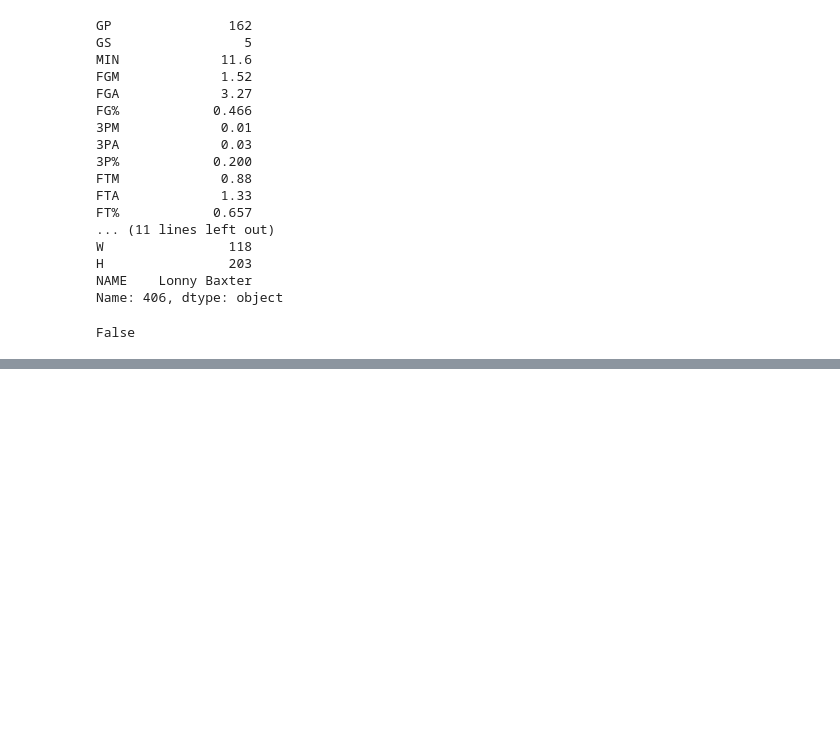
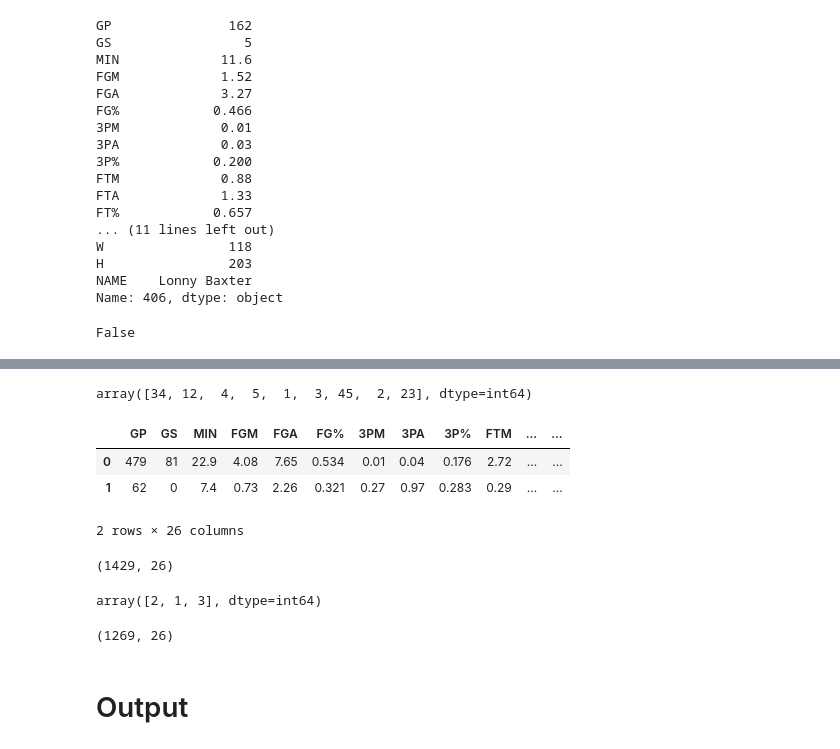
Before and after one commit to sVujke/nba-player-positions-machine-learning, a Jupyter notebook: dataset.ipynb, the cells around one changed output, grey strips where cells are left out. Drawn from its saved outputs; the diff is of its cells as text; code cells hidden in the pictures; blank space fills up the shorter version.

```diff
--- a/dataset.ipynb
+++ b/dataset.ipynb
@@ -155,0 +203,27 @@ False
+# %%
+df.POS.unique()
+# %% [output]
+array([34, 12,  4,  5,  1,  3, 45,  2, 23], dtype=int64)
+# %%
+df['POS'] = df['POS'].replace([1,2,12,23,3,34,4,45,5],[1,1,1,0,2,2,2,0,3])
+df.head(2)
+# %% [output]
+|  | GP | GS | MIN | FGM | FGA | FG% | 3PM | 3PA | 3P% | FTM | ... | ... |
+| 0 | 479 | 81 | 22.9 | 4.08 | 7.65 | 0.534 | 0.01 | 0.04 | 0.176 | 2.72 | ... | ... |
+| 1 | 62 | 0 | 7.4 | 0.73 | 2.26 | 0.321 | 0.27 | 0.97 | 0.283 | 0.29 | ... | ... |
+2 rows × 26 columns
+# %%
+df.shape
+# %% [output]
+(1429, 26)
+# %%
+df3 = df[df['POS']>0]
+df3.POS.unique()
+# %% [output]
+array([2, 1, 3], dtype=int64)
+# %%
+df3.shape
+# %% [output]
+(1269, 26)
+# %% [markdown]
+# Output
```
Also changed, not shown: parts of 21 cells of this notebook, 18 other files.
